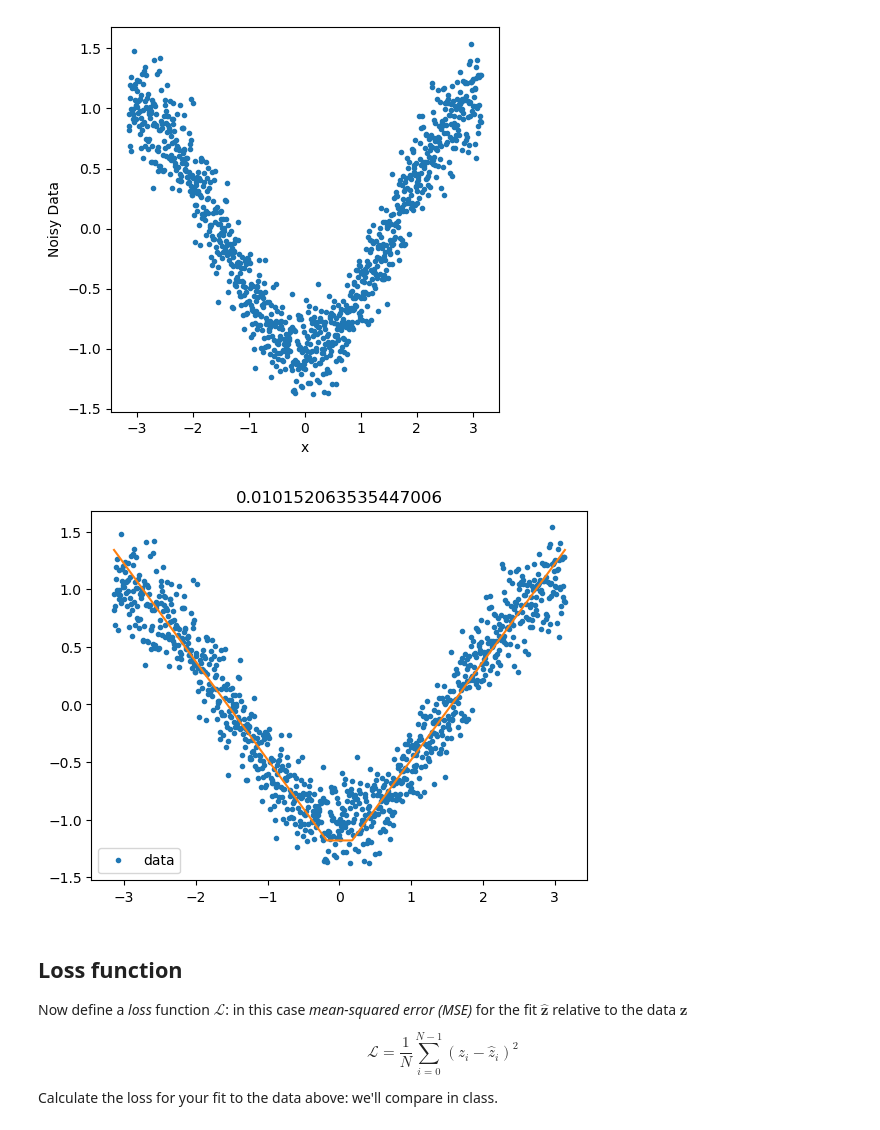
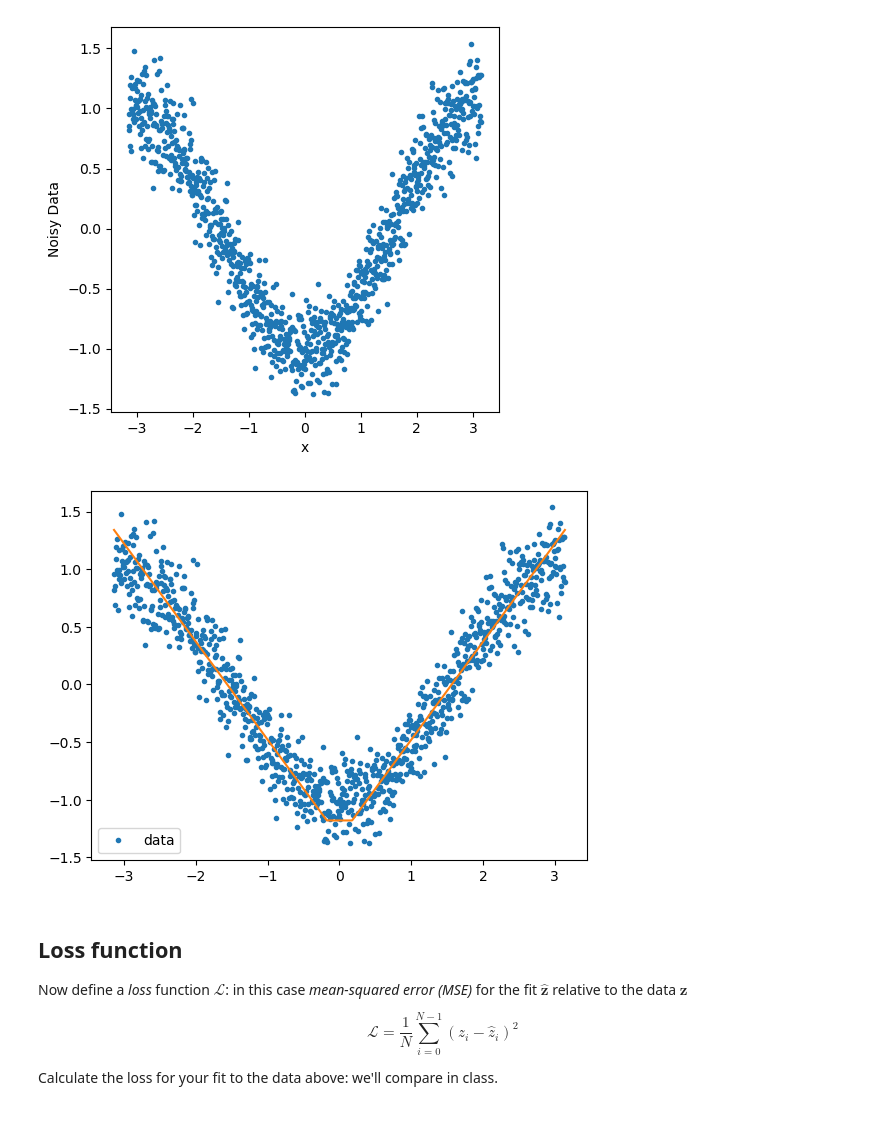
Before and after one commit to Evan-PC-chiang/Class, a Jupyter notebook: lesson_07/Copy_of_07_workalong01_machine_learning_basics.ipynb, the cells around one changed output. Cells and saved outputs as stored; diff of their text form; code cells hidden in the pictures.

```diff
--- a/lesson_07/Copy_of_07_workalong01_machine_learning_basics.ipynb
+++ b/lesson_07/Copy_of_07_workalong01_machine_learning_basics.ipynb
@@ -84,18 +84,17 @@ def relu_sum(x : np.ndarray, w : np.ndarray, b : np.ndarray, bias : float = 0) -
 # %%
 """ Plot the sum of two relus, with w, b such that the function fits the data. """
 x = np.linspace(-np.pi, np.pi, 1000)
 y = relu_sum(x = x, w = (-0.85,0.85), b = (0.15,0.15), bias=-1.48)
 
 fig, ax = plt.subplots()
 
 ax.plot(x, noisy_data, '.', label="data")
 ax.plot(x,y)
 ax.legend()
-ax.set_title(f"{loss(y_true,y)}")
 
 plt.show()
 # %% [output]
-[figure, old version]
+[figure, new version]
 # %% [markdown]
 ## Loss function
 
```
Also changed, not shown: parts of 6 cells of this notebook, 2 other files.
